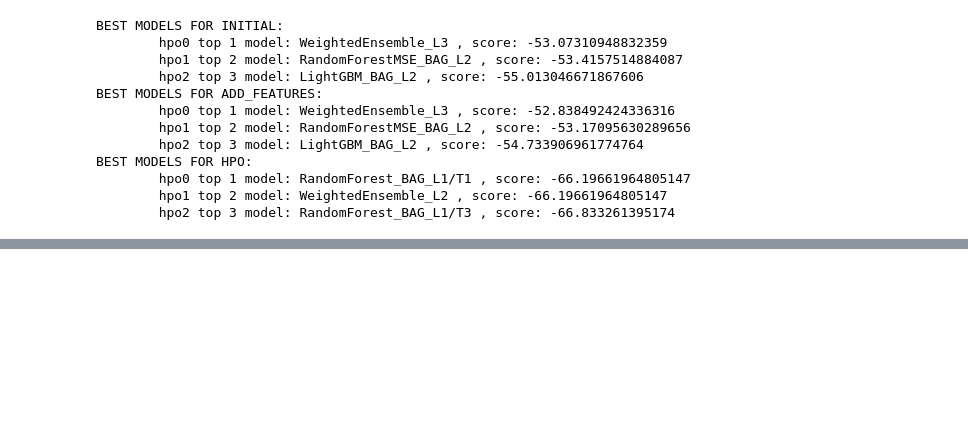
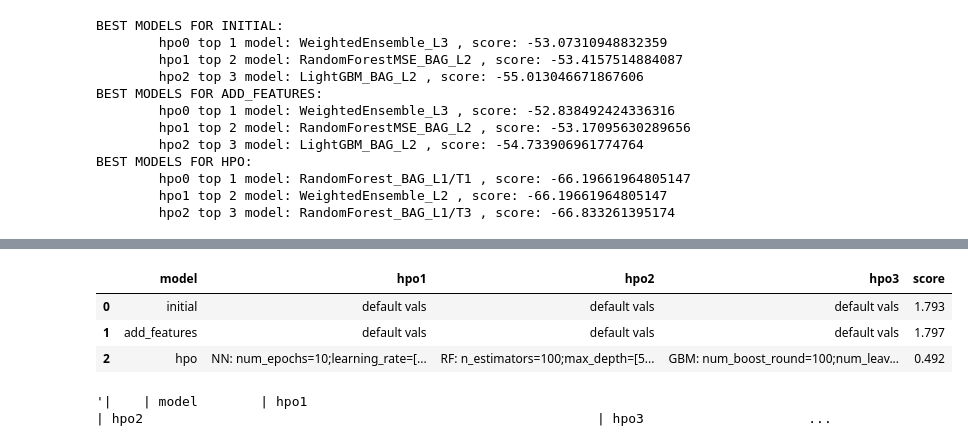
Before and after one commit to joangerard/AWS-ML-Project-Starter, a Jupyter notebook: project/project-template.ipynb, the cells around one changed output, grey strips where cells are left out. Cells and saved outputs as stored; diff of their text form; code cells hidden in the pictures; blank space fills up the shorter version.

```diff
--- a/project/project-template.ipynb
+++ b/project/project-template.ipynb
@@ -812,0 +797,19 @@ pd.DataFrame({
+# %%
+# The 3 hyperparameters we tuned with the kaggle score as the result
+df = pd.DataFrame({
+    "model": ["initial", "add_features", "hpo"],
+    "hpo1": ['default vals','default vals','NN: num_epochs=10;learning_rate=[0.01-0.3];activation=[relu,tanh];dropout_prob=[0-0.5]'],
+    "hpo2": ['default vals','default vals','RF: n_estimators=100;max_depth=[5-100];min_samples_leaf:[1-8]'],
+    "hpo3": ['default vals','default vals','GBM: num_boost_round=100;num_leaves=[10-100];learning_rate=[0.001-0.1]'],
+    "score": [1.793, 1.797, 0.492]
+})
+df
+# %% [output]
+|  | model | hpo1 | hpo2 | hpo3 | score |
+| 0 | initial | default vals | default vals | default vals | 1.793 |
+| 1 | add_features | default vals | default vals | default vals | 1.797 |
+| 2 | hpo | NN: num_epochs=10;learning_rate=[... | RF: n_estimators=100;max_depth=[5... | GBM: num_boost_round=100;num_leav... | 0.492 |
+# %%
+df.to_markdown()
+# %% [output]
+'|    | model        | hpo1                                                                                   | hpo2                                                          | hpo3                     ...
```
Also changed, not shown: parts of 3 cells of this notebook, 27 other files.
